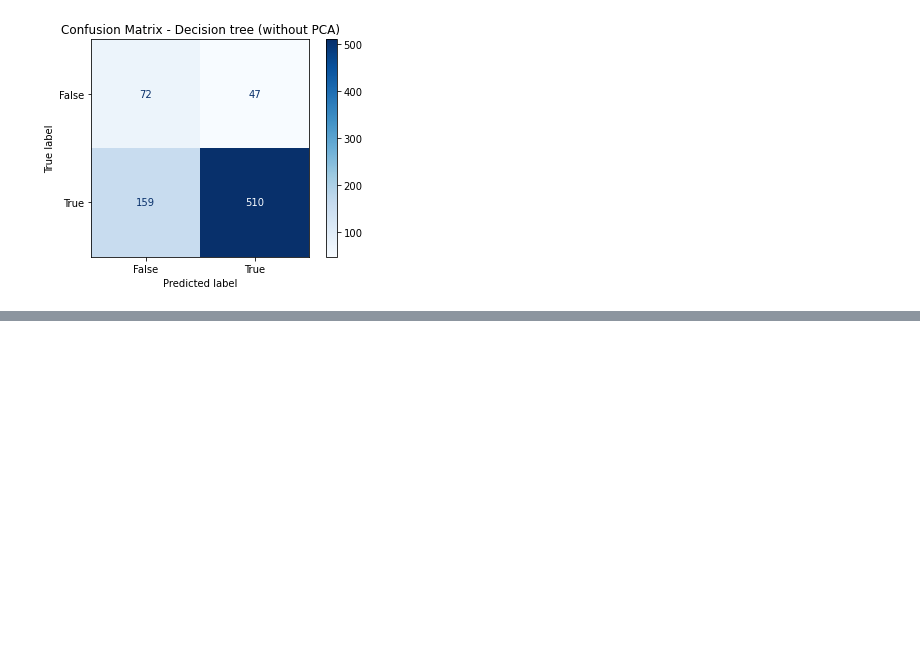
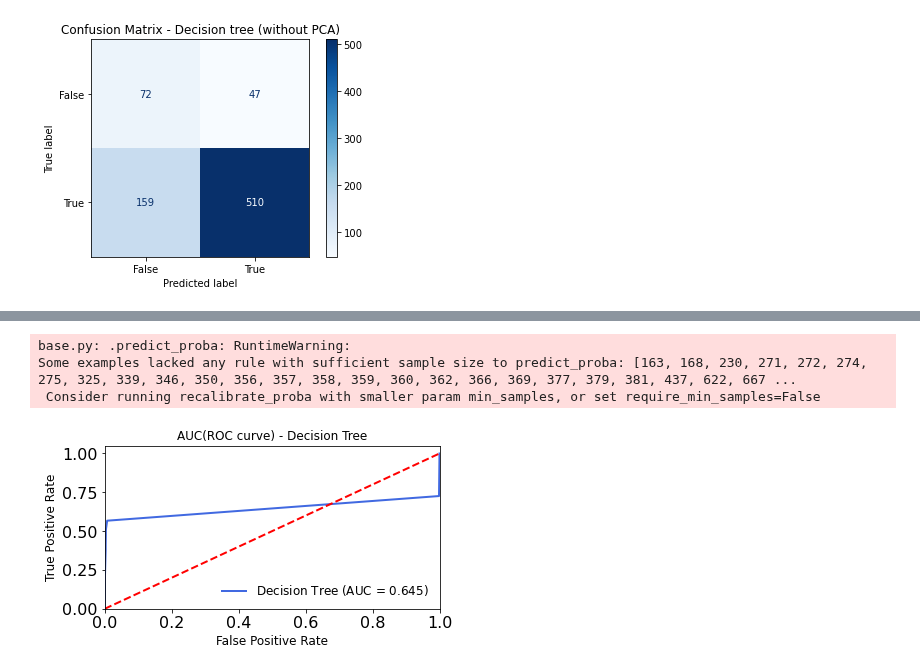
Before and after one commit to gaetanoantonicchio/DataMining-2, a Jupyter notebook: src/Module 2/Rule-Based/binary-rulebased_echo.ipynb, the cells around one changed output, grey strips where cells are left out. Drawn from its saved outputs; the diff is of its cells as text; code cells hidden in the pictures; blank space fills up the shorter version.

Commit message:
classical electronic classifier

```diff
--- a/src/Module 2/Rule-Based/binary-rulebased_echo.ipynb
+++ b/src/Module 2/Rule-Based/binary-rulebased_echo.ipynb
@@ -263,0 +292,12 @@ False: Rock
+# %%
+attributes = [col for col in df.columns if col != 'genre_top']
+
+train, test = train_test_split(df, test_size=.33, random_state=42)
+
+X_test = df[attributes]
+y_test = df['genre_top']
+#X_train, X_test, y_train, y_test = train_test_split(X, y, test_size=0.3, random_state=100, stratify=y)
+# %%
+# encoding labels
+le = preprocessing.LabelEncoder()
+y_test_enc = ~le.fit_transform(test['genre_top']).astype('bool')
@@ -263,0 +312,7 @@ False: Rock
+# %%
+for pr in [0.1, 0.2, 0.3, 0.4, 0.5, 0.6, 0.7, 0.8, 0.9, 1]:
+        clf = lw.RIPPER(random_state=42, prune_size=pr)
+        clf.fit(train, class_feat='genre_top', pos_class='Classical')
+        y_predicted = clf.predict(test)
+        print("prune_size: ", pr)
+        print(classification_report(y_test_enc, y_predicted))
@@ -263,0 +342,3 @@ False: Rock
+# %%
+clf = lw.RIPPER(random_state=42, prune_size=0.2)
+clf.fit(train, class_feat='genre_top', pos_class='Classical')
@@ -263,0 +380,27 @@ False: Rock
+# %%
+plt.figure(figsize=(6,3))
+
+# y_score0 --> scores of decision tree without PCA
+# fpr0, tpr0 ---> false positive and true positive of decision tree without PCA
+y_score0 = clf.predict_proba(X_test)
+fpr0, tpr0, _ = roc_curve(y_test, y_score0[:, 1], pos_label='Classical')
+
+# roc_auc0 --> ROC/AUC of decision tree without PCA
+roc_auc0 = auc(fpr0, tpr0)
+
+plt.plot(fpr0, tpr0, color='royalblue', lw=2, label='Decision Tree$\;$(AUC = %.3f)' % roc_auc0)
+
+plt.plot([0, 1], [0, 1], color='red', lw=2, linestyle='--')
+plt.xlim([0.0, 1.0])
+plt.ylim([0.0, 1.05])
+plt.xlabel('False Positive Rate', fontsize=12)
+plt.ylabel('True Positive Rate', fontsize=12)
+plt.title('AUC(ROC curve) - Decision Tree', fontsize=12)
+plt.legend(loc="lower right", fontsize=12, frameon=False)
+plt.tick_params(axis='both', which='major', labelsize=16)
+plt.show()
+# %% [output]
+base.py: .predict_proba: RuntimeWarning:
+Some examples lacked any rule with sufficient sample size to predict_proba: [163, 168, 230, 271, 272, 274, 275, 325, 339, 346, 350, 356, 357, 358, 359, 360, 362, 366, 369, 377, 379, 381, 437, 622, 667 ...
+ Consider running recalibrate_proba with smaller param min_samples, or set require_min_samples=False
+[figure, added]
```
Also changed, not shown: parts of 20 cells of this notebook.
